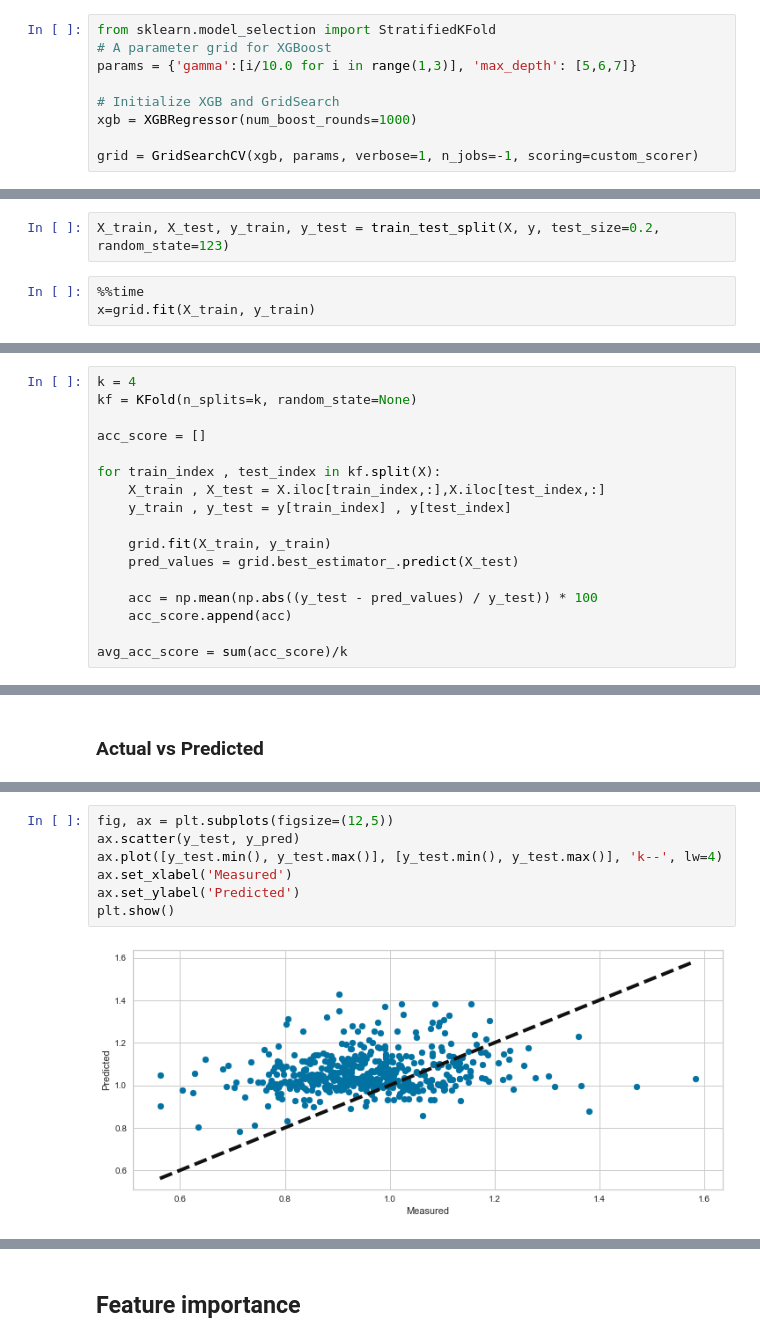
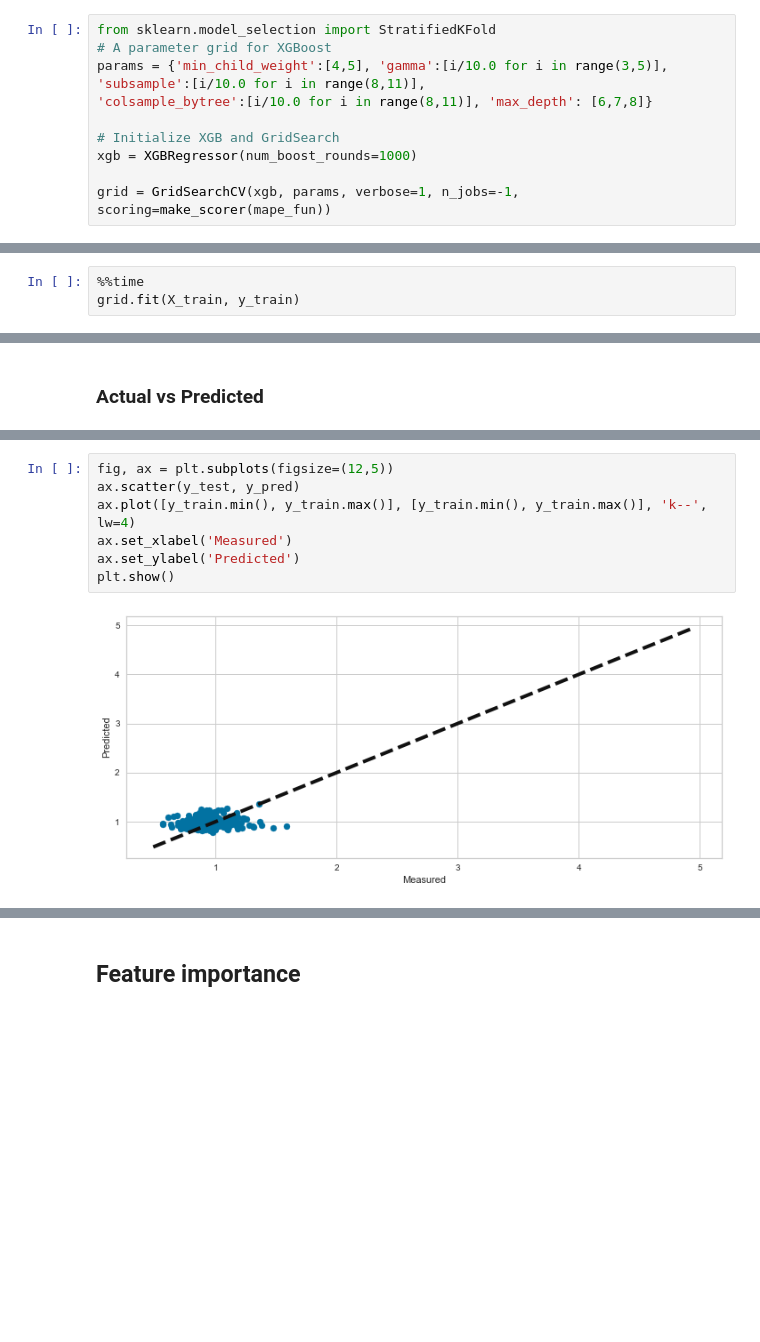
Before and after one commit to lucasbotellaroca/Covid-19_Reproduction_Rate_Estimator, a Jupyter notebook: data_model_R0.ipynb, the cells around one changed output, grey strips where cells are left out. Cells and saved outputs as stored; diff of their text form; blank space fills up the shorter version.

```diff
--- a/data_model_R0.ipynb
+++ b/data_model_R0.ipynb
@@ -155,9 +167,10 @@ def new_func(pred, train):
 # %%
 from sklearn.model_selection import StratifiedKFold
 # A parameter grid for XGBoost
-params = {'gamma':[i/10.0 for i in range(1,3)], 'max_depth': [5,6,7]}
+params = {'min_child_weight':[4,5], 'gamma':[i/10.0 for i in range(3,5)],  'subsample':[i/10.0 for i in range(8,11)],
+'colsample_bytree':[i/10.0 for i in range(8,11)], 'max_depth': [6,7,8]}
 
 # Initialize XGB and GridSearch
 xgb = XGBRegressor(num_boost_rounds=1000)
 
-grid = GridSearchCV(xgb, params, verbose=1, n_jobs=-1, scoring=custom_scorer)
+grid = GridSearchCV(xgb, params, verbose=1, n_jobs=-1, scoring=make_scorer(mape_fun))
@@ -185,6 +177,4 @@ y_test=X_2['R0']
-# %%
-X_train, X_test, y_train, y_test = train_test_split(X, y, test_size=0.2, random_state=123)
 # %%
 %%time
-x=grid.fit(X_train, y_train)
+grid.fit(X_train, y_train)
 # %% [output]
@@ -220,17 +208,0 @@ grid.best_score_
-# %%
-k = 4
-kf = KFold(n_splits=k, random_state=None)
-
-acc_score = []
-
-for train_index , test_index in kf.split(X):
-    X_train , X_test = X.iloc[train_index,:],X.iloc[test_index,:]
-    y_train , y_test = y[train_index] , y[test_index]
-
-    grid.fit(X_train, y_train)
-    pred_values = grid.best_estimator_.predict(X_test)
-
-    acc = np.mean(np.abs((y_test - pred_values) / y_test)) * 100
-    acc_score.append(acc)
-
-avg_acc_score = sum(acc_score)/k
@@ -393,9 +315,9 @@ plt.show()
 # %%
 fig, ax = plt.subplots(figsize=(12,5))
 ax.scatter(y_test, y_pred)
-ax.plot([y_test.min(), y_test.max()], [y_test.min(), y_test.max()], 'k--', lw=4)
+ax.plot([y_train.min(), y_train.max()], [y_train.min(), y_train.max()], 'k--', lw=4)
 ax.set_xlabel('Measured')
 ax.set_ylabel('Predicted')
 plt.show()
 # %% [output]
-[figure, old version]
+[figure, new version]
```
Also changed, not shown: parts of 91 cells of this notebook.
